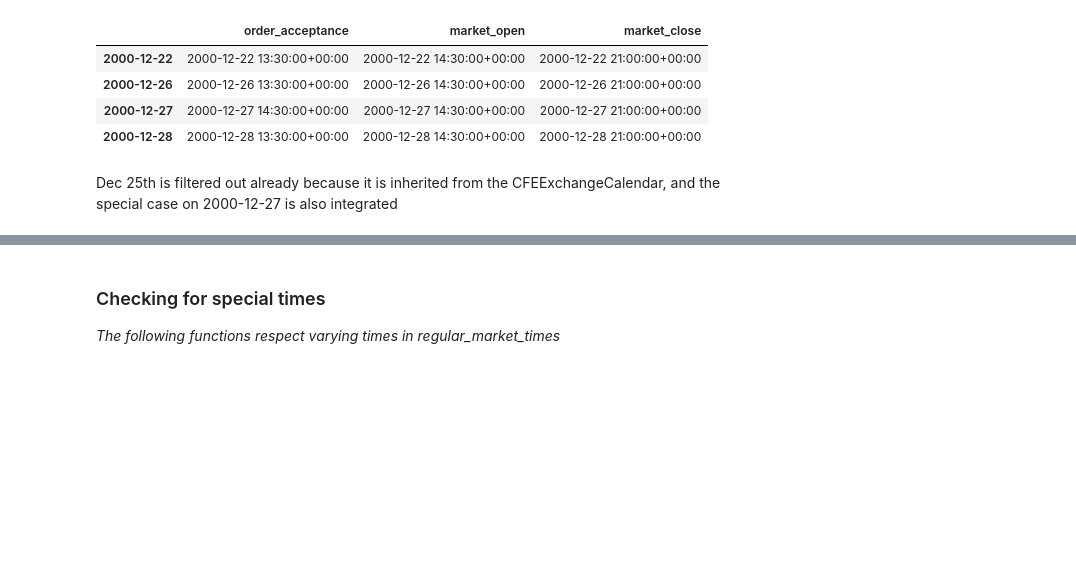
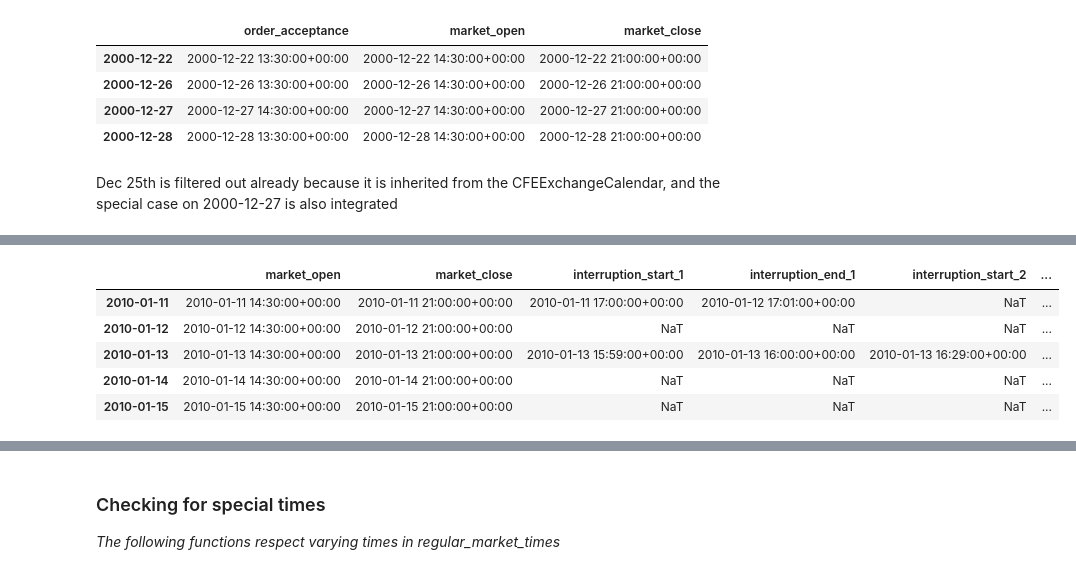
Before and after one commit to rsheftel/pandas_market_calendars, a Jupyter notebook: examples/usage.ipynb, the cells around one changed output, grey strips where cells are left out. Drawn from its saved outputs; the diff is of its cells as text; code cells hidden in the pictures; blank space fills up the shorter version.

Commit message:
added a few examples to examples/usage.ipynb

```diff
--- a/examples/usage.ipynb
+++ b/examples/usage.ipynb
@@ -314,18 +327,18 @@ You get even more control over a calendar (or help this package by contributing
 # %%
-# CFEExchangeCalendar only has the regular trading hours for the futures exchange (8:30 - 15:15).
-# But you want to use the equity options exchange (8:30 - 15:00), including the order acceptance time at 7:30.
-# Maybe you even know some special cases when the order acceptance time was different....
+# For example, CFEExchangeCalendar only has the regular trading hours for the futures exchange (8:30 - 15:15).
+# If you want to use the equity options exchange (8:30 - 15:00), including the order acceptance time at 7:30, and
+# some special cases when the order acceptance time was different, do this:
 
 from pandas_market_calendars.exchange_calendar_cboe import CFEExchangeCalendar
 
-class DemoOptionsExchangeCalendar(CFEExchangeCalendar):  # Inherit what doesn't need to change
-    name = "Demo_CBOE_Equity_Options"
+class DemoOptionsCalendar(CFEExchangeCalendar):  # Inherit what doesn't need to change
+    name = "Demo_Options"
     aliases = [name]
     regular_market_times = {**CFEExchangeCalendar.regular_market_times, # unpack the parent's regular_market_times
                             "order_acceptance": ((None, time(7,30)),),  # add your market time of interest
                             "market_close": ((None, time(15)),)} # overwrite the market time you want to change
 
-    @property  ## See the 'Special times' header below
-    def special_order_acceptance_adhoc(self):    # use the special_{market_time}_adhoc functionality to include special cases
+    @property
+    def special_order_acceptance_adhoc(self):  # include special cases
         return [(time(8,30), ["2000-12-27", "2001-12-27"])]
 # %%
@@ -359,0 +369,11 @@ Any *market_time* in `regular_market_times` can have special times, which are lo
+# %%
+class InterruptionsDemo(DemoOptionsCalendar):
+    @property
+    def interruptions(self):
+        return [
+            ("2002-02-03", (time(11), -1), time(11, 2)),
+            ("2010-01-11", time(11), (time(11, 1), 1)),
+            ("2010-01-13", time(9, 59), time(10), time(10, 29), time(10, 30)),
+            ("2011-01-10", time(11), time(11, 1))]
+# %%
+cal = InterruptionsDemo()
@@ -359,0 +388,10 @@ Any *market_time* in `regular_market_times` can have special times, which are lo
+# %%
+sched = cal.schedule("2010-01-09", "2010-01-15", interruptions= True)
+sched
+# %% [output]
+|  | market_open | market_close | interruption_start_1 | interruption_end_1 | interruption_start_2 | ... |
+| 2010-01-11 | 2010-01-11 14:30:00+00:00 | 2010-01-11 21:00:00+00:00 | 2010-01-11 17:00:00+00:00 | 2010-01-12 17:01:00+00:00 | NaT | ... |
+| 2010-01-12 | 2010-01-12 14:30:00+00:00 | 2010-01-12 21:00:00+00:00 | NaT | NaT | NaT | ... |
+| 2010-01-13 | 2010-01-13 14:30:00+00:00 | 2010-01-13 21:00:00+00:00 | 2010-01-13 15:59:00+00:00 | 2010-01-13 16:00:00+00:00 | 2010-01-13 16:29:00+00:00 | ... |
+| 2010-01-14 | 2010-01-14 14:30:00+00:00 | 2010-01-14 21:00:00+00:00 | NaT | NaT | NaT | ... |
+| 2010-01-15 | 2010-01-15 14:30:00+00:00 | 2010-01-15 21:00:00+00:00 | NaT | NaT | NaT | ... |
```
Also changed, not shown: parts of 30 cells of this notebook.
